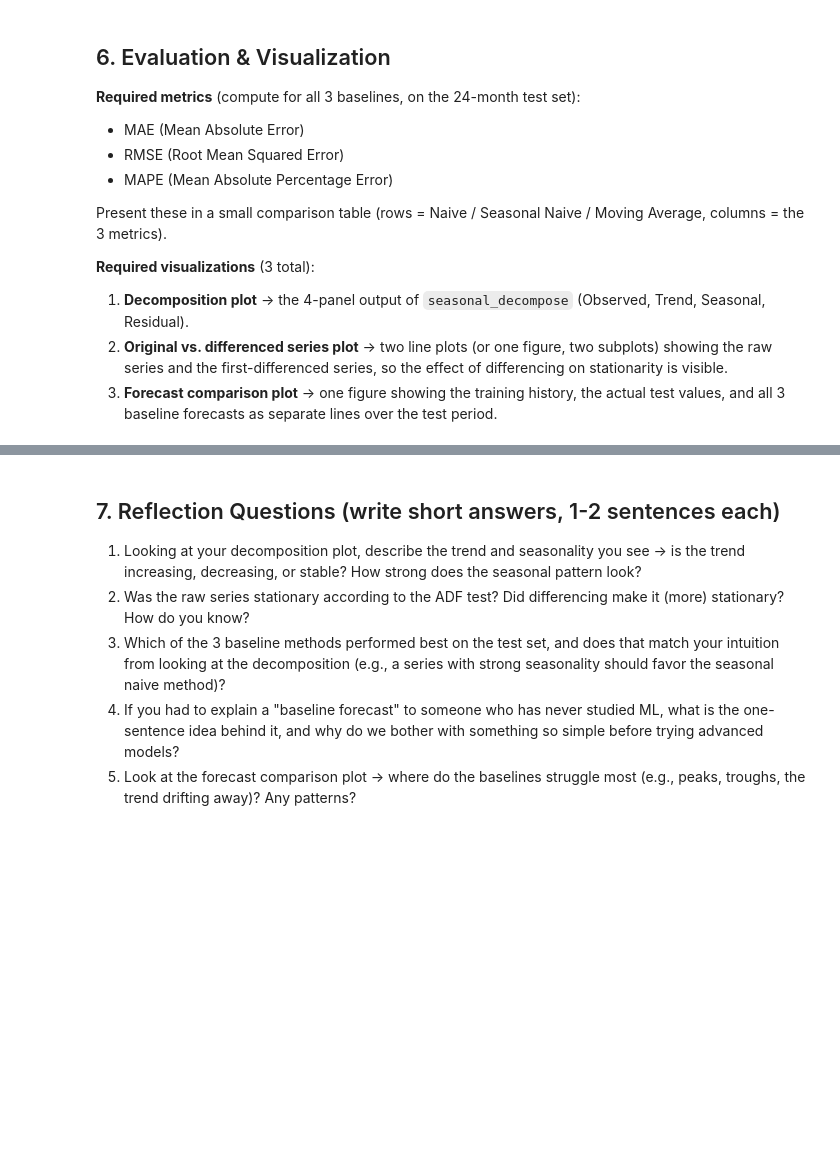
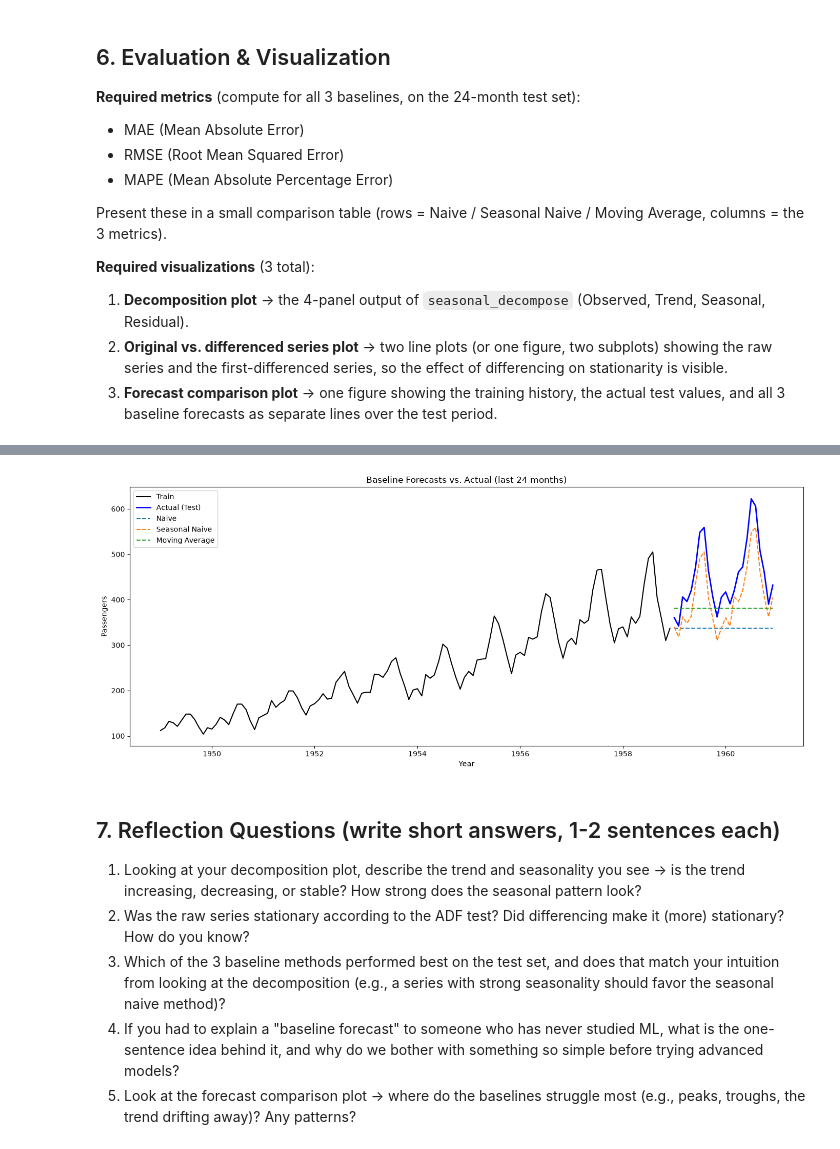
Before and after one commit to fredizenn/Statistics-and-Machine-Learning, a Jupyter notebook: Week-4/Lab-Assignments/03_TimeSeries_Decomposition_Baseline.ipynb, the cells around one changed output, grey strips where cells are left out. Drawn from its saved outputs; the diff is of its cells as text; code cells hidden in the pictures; blank space fills up the shorter version.

Commit message:
TimeSeries_baseline task completed and GroupDebrief 4 and 5 part done

```diff
--- a/Week-4/Lab-Assignments/03_TimeSeries_Decomposition_Baseline.ipynb
+++ b/Week-4/Lab-Assignments/03_TimeSeries_Decomposition_Baseline.ipynb
@@ -53,3 +148,12 @@ Follow these steps **in order**. Do not skip or reorder any step.
 - Print the date range and number of observations in both `train` and `test` to confirm the split.
 
 **Do not change this split.** It must be identical across Exercises 3, 4, and 5 so your final comparison is fair.
+# %%
+train = df.iloc[:-24]
+test = df.iloc[-24:]
+
+print("Train range:", train.index.min().date(), "to", train.index.max().date())
+print("Train observations:", len(train))
+
+print("\nTest range:", test.index.min().date(), "to", test.index.max().date())
+print("Test observations:", len(test))
@@ -78,0 +219,8 @@ sklearn.metrics (mean_absolute_error, mean_squared_error)
+# %%
+naive_value = train['Passengers'].iloc[-1]
+naive_forecast = pd.Series(naive_value, index=test.index)
+
+seasonal_naive_forecast = df['Passengers'].shift(12).loc[test.index]
+# %%
+ma_value = train['Passengers'].iloc[-12:].mean()   # average of last 12 training values
+ma_forecast = pd.Series(ma_value, index=test.index)
@@ -93,3 +289,25 @@ Present these in a small comparison table (rows = Naive / Seasonal Naive / Movin
+# %%
+plt.figure(figsize=(14, 6))
+
+# Training history
+plt.plot(train.index, train['Passengers'], label='Train', color='black')
+
+# Actual test values
+plt.plot(test.index, test['Passengers'], label='Actual (Test)', color='blue', linewidth=2)
+
+# The 3 baseline forecasts
+plt.plot(test.index, naive_forecast, label='Naive', linestyle='--')
+plt.plot(test.index, seasonal_naive_forecast, label='Seasonal Naive', linestyle='--')
+plt.plot(test.index, ma_forecast, label='Moving Average', linestyle='--')
+
+plt.title('Baseline Forecasts vs. Actual (last 24 months)')
+plt.xlabel('Year')
+plt.ylabel('Passengers')
+plt.legend()
+plt.tight_layout()
+plt.show()
+# %% [output]
+[figure, added]
 # %% [markdown]
 ## 7. Reflection Questions (write short answers, 1-2 sentences each)
 
```
Also changed, not shown: parts of 13 cells of this notebook, 1 other file.
